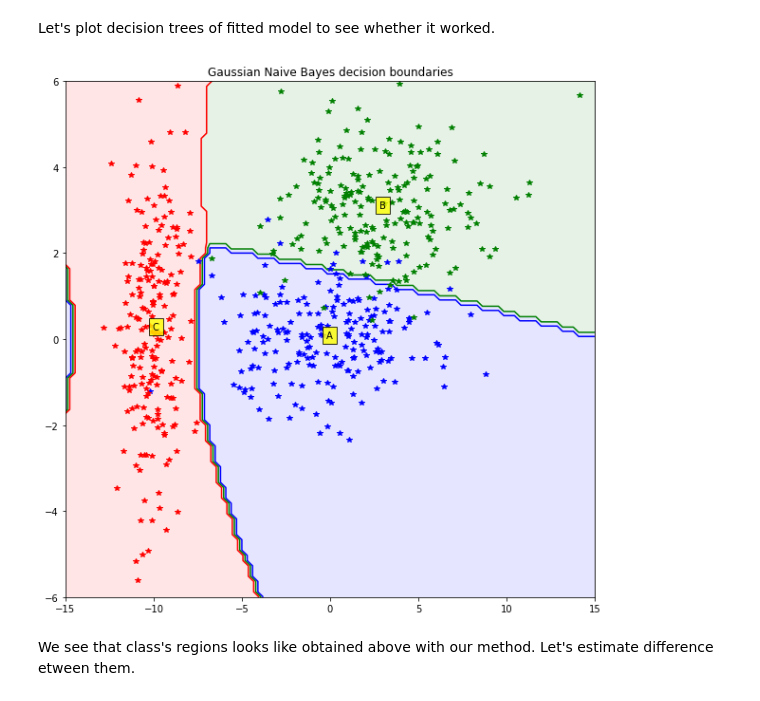
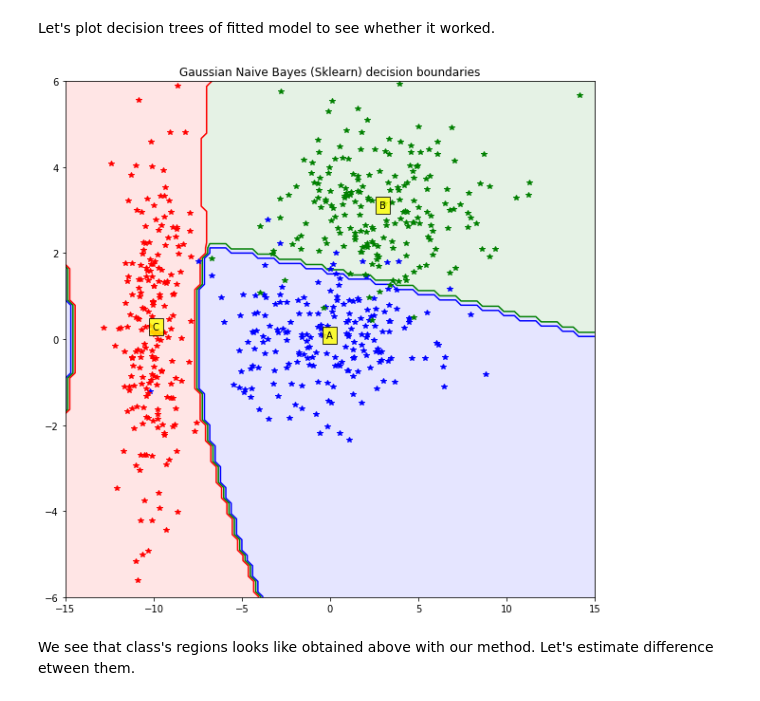
Before and after one commit to oganesManasian/Image-analysis-and-pattern-recognition, a Jupyter notebook: labs/lab_03_classification.ipynb, the cells around one changed output. Saved outputs shown, nothing was run; the diff lists cells and outputs as text; code cells hidden in the pictures.

```diff
--- a/labs/lab_03_classification.ipynb
+++ b/labs/lab_03_classification.ipynb
@@ -164,28 +154,28 @@ Let's plot decision trees of fitted model to see whether it worked.
 # %%
 N = 100
 X = np.linspace(-15, 15, N)
 Y = np.linspace(-6, 6, N)
 X, Y = np.meshgrid(X, Y)
 
 fig = plt.figure(figsize = (10,10))
 ax = fig.gca()
 
 predictions_sklearn = np.array([model_gaussian.predict([[xx,yy]])[0]
-                        for xx, yy in zip(np.ravel(X), np.ravel(Y))]).reshape(X.shape)
+                                for xx, yy in zip(np.ravel(X), np.ravel(Y))]).reshape(X.shape)
 
 #Plot the filled and boundary contours
 ax.contourf(X, Y, predictions_sklearn, 2, alpha = .1, colors=colors)
 ax.contour(X, Y, predictions_sklearn, 2, alpha = 1, colors=colors)
 
 # Add axis and title
-ax.set_title('Gaussian Naive Bayes decision boundaries')
+ax.set_title('Gaussian Naive Bayes (Sklearn) decision boundaries')
 for title, class_points, color in zip(titles, [a_xy, b_xy, c_xy], colors):
     ax.plot(class_points[0], class_points[1], "*", color=color)
     ax.text(x=np.mean(class_points[0]), y = np.mean(class_points[1]), s=title, bbox=dict(facecolor='yellow', alpha=0.8))
 
 plt.show()
 # %% [output]
-[figure, old version]
+[figure, new version]
 # %% [markdown]
 We see that class's regions looks like obtained above with our method. Let's estimate difference etween them.
 # %%
```
Also changed, not shown: parts of 17 cells of this notebook.
